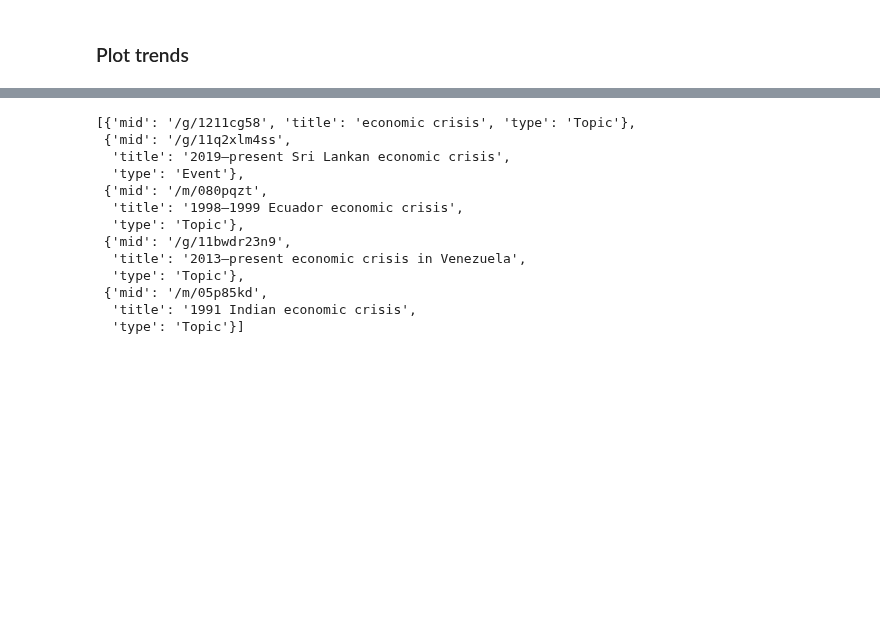
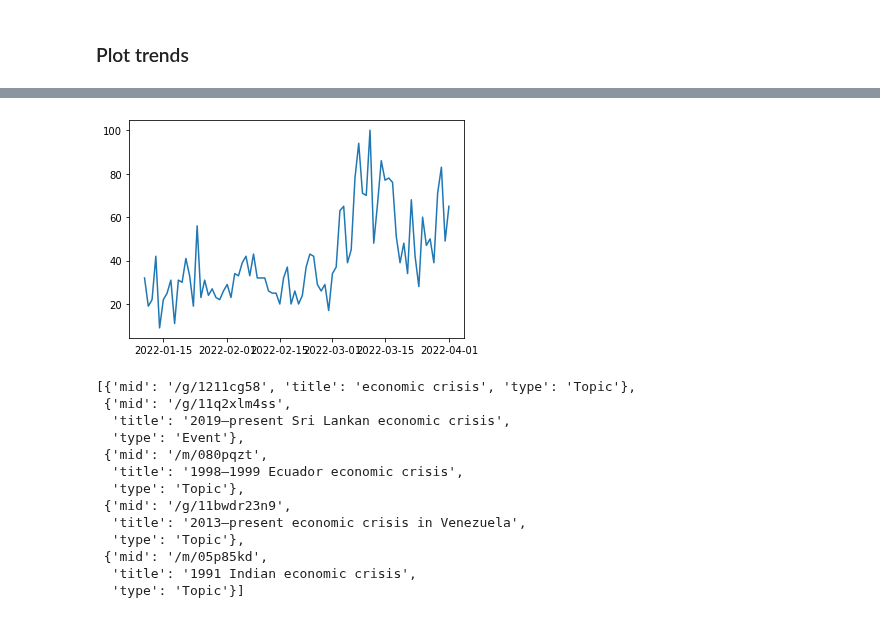
Before and after one commit to ubco-mds-2021-labs/capstone-project-googletrends_capstone, a Jupyter notebook: src/notebooks/gdp_notebook.ipynb, the cells around one changed output, grey strips where cells are left out. Drawn from its saved outputs; the diff is of its cells as text; code cells hidden in the pictures; blank space fills up the shorter version.

```diff
--- a/src/notebooks/gdp_notebook.ipynb
+++ b/src/notebooks/gdp_notebook.ipynb
@@ -134,3 +159,9 @@ plt.show()
+# %%
+trend_data = data.copy()
+plt.plot(trend_data['recession'])
+plt.show()
+# %% [output]
+[figure, added]
 # %%
 kw_list = ['']
 cat = '22'
```
Also changed, not shown: parts of 9 cells of this notebook.
